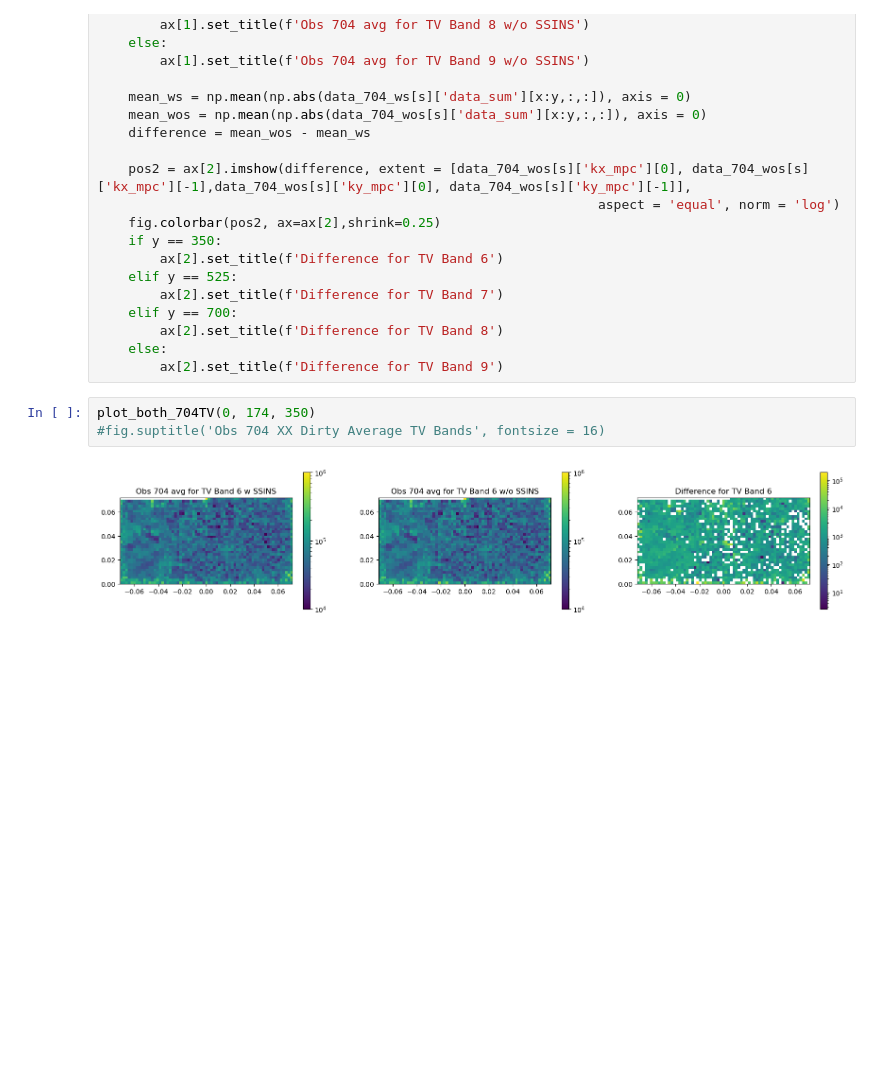
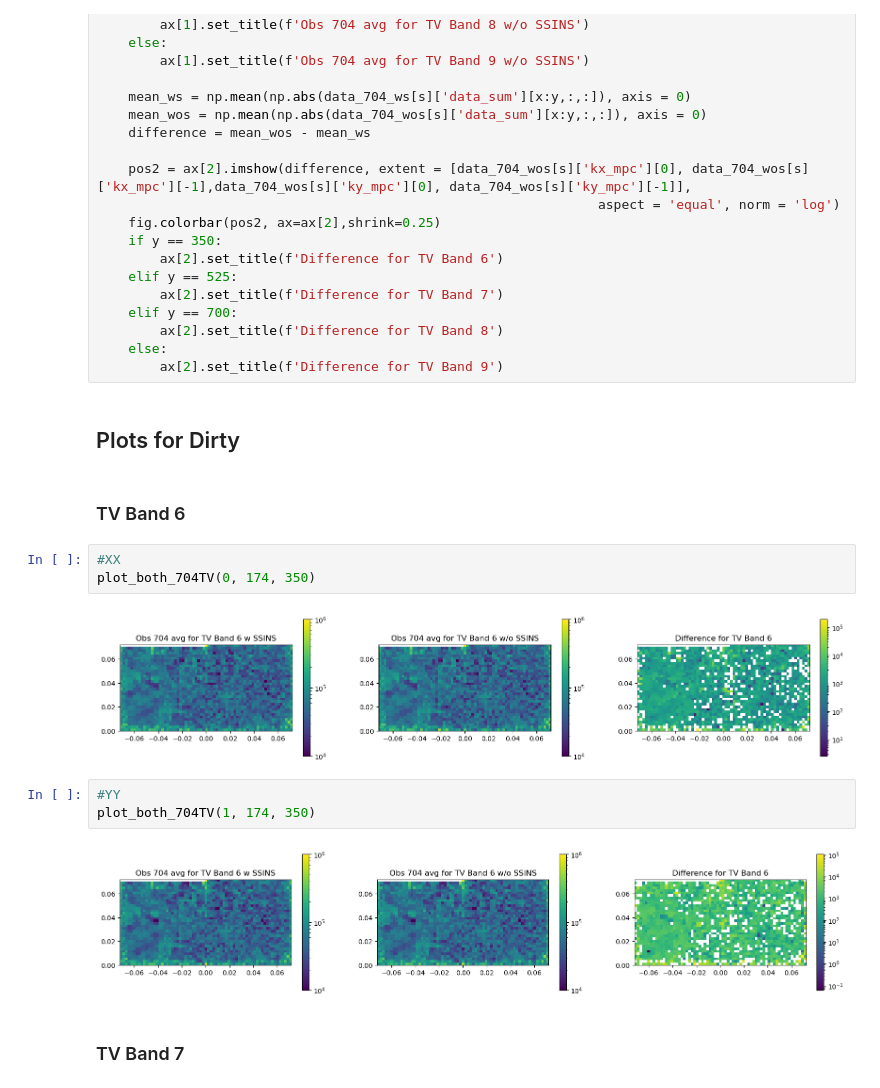
Before and after one commit to cvzamora/mwa_decontamination, a Jupyter notebook: MWA_Decontamination.ipynb, the cells around one changed output. Cells and saved outputs as stored; diff of their text form; blank space fills up the shorter version.

Commit message:
Adding Residuals Plots

```diff
--- a/MWA_Decontamination.ipynb
+++ b/MWA_Decontamination.ipynb
@@ -254,9 +254,20 @@ def plot_both_704TV(s, x, y):
         ax[2].set_title(f'Difference for TV Band 8')
     else:
         ax[2].set_title(f'Difference for TV Band 9')
+# %% [markdown]
+## Plots for Dirty
+# %% [markdown]
+### TV Band 6
 # %%
+#XX
 plot_both_704TV(0, 174, 350)
-#fig.suptitle('Obs 704 XX Dirty Average TV Bands', fontsize = 16)
 # %% [output]
 [figure]
+# %%
+#YY
+plot_both_704TV(1, 174, 350)
+# %% [output]
+[figure, added]
+# %% [markdown]
+### TV Band 7
 # %%
```
Also changed, not shown: parts of 21 cells of this notebook.
